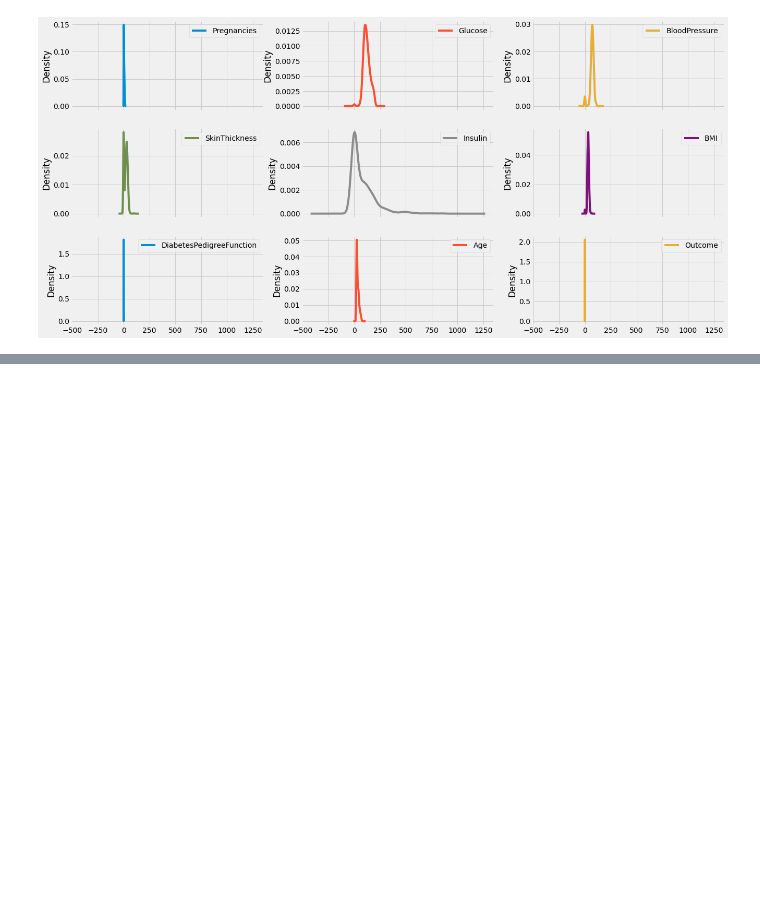
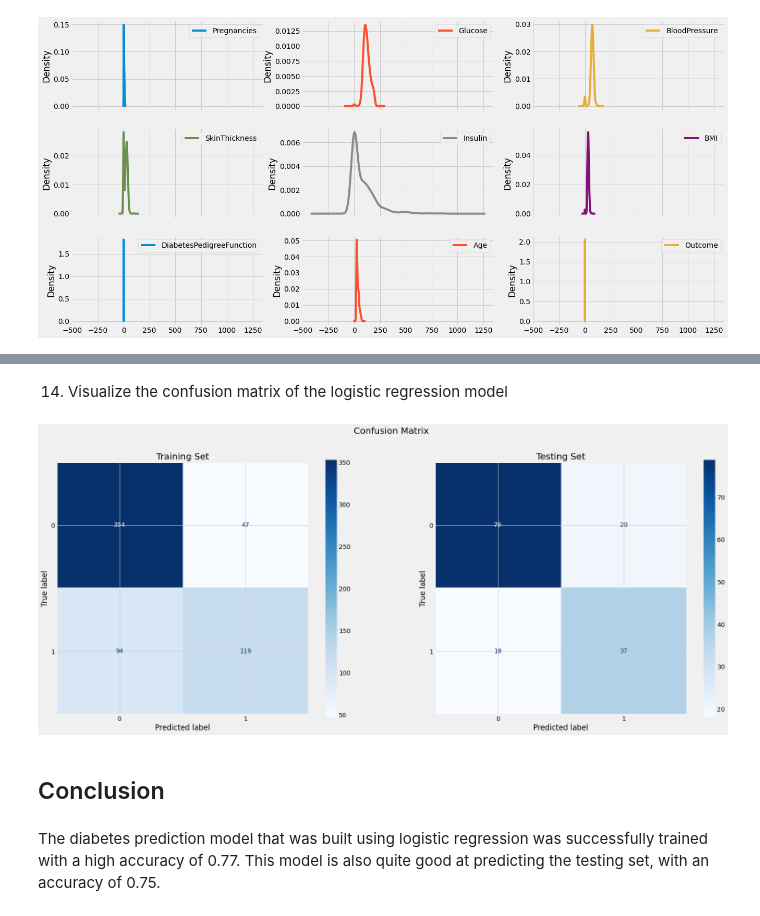
Before and after one commit to trizkynoviandy/pima-indian-diabetes, a Jupyter notebook: diabetes_prediction.ipynb, the cells around one changed output, grey strips where cells are left out. Cells and saved outputs as stored; diff of their text form; code cells hidden in the pictures; blank space fills up the shorter version.

```diff
--- a/diabetes_prediction.ipynb
+++ b/diabetes_prediction.ipynb
@@ -231,0 +120,3 @@ plt.show()
+# %%
+X = df.iloc[:, 0:8]
+y = df.iloc[:, 8]
@@ -231,0 +125,3 @@ plt.show()
+# %%
+scaler = StandardScaler()
+X = scaler.fit_transform(X)
@@ -231,0 +130,3 @@ plt.show()
+# %%
+X_train, X_test, y_train, y_test = train_test_split(X, y, test_size = 0.20, random_state=42)
+print(X_train.shape, X_test.shape, y_train.shape, y_test.shape)
@@ -231,0 +137,3 @@ plt.show()
+# %%
+clf = LogisticRegression(max_iter=1000)
+log_fit = clf.fit(X_train, y_train.values.ravel())
@@ -231,0 +166,20 @@ plt.show()
+# %% [markdown]
+14. Visualize the confusion matrix of the logistic regression model
+# %%
+fig = plt.figure(figsize=(25,10))
+fig.suptitle('Confusion Matrix', fontsize=20)
+
+ax1 = plt.subplot(1,2,1)
+ax1.set_title('Training Set')
+plot_confusion_matrix(clf, X_train, y_train, cmap=plt.cm.Blues, ax=ax1)
+
+ax2 = plt.subplot(1,2,2)
+ax2.set_title('Testing Set')
+plot_confusion_matrix(clf, X_test, y_test, cmap=plt.cm.Blues, ax=ax2)
+plt.show()
+# %% [output]
+[figure, added]
+# %% [markdown]
+## Conclusion
+# %% [markdown]
+The diabetes prediction model that was built using logistic regression was successfully trained with a high accuracy of 0.77. This model is also quite good at predicting the testing set, with an accuracy of 0.75.
```
Also changed, not shown: parts of 36 cells of this notebook, 1 other file.
